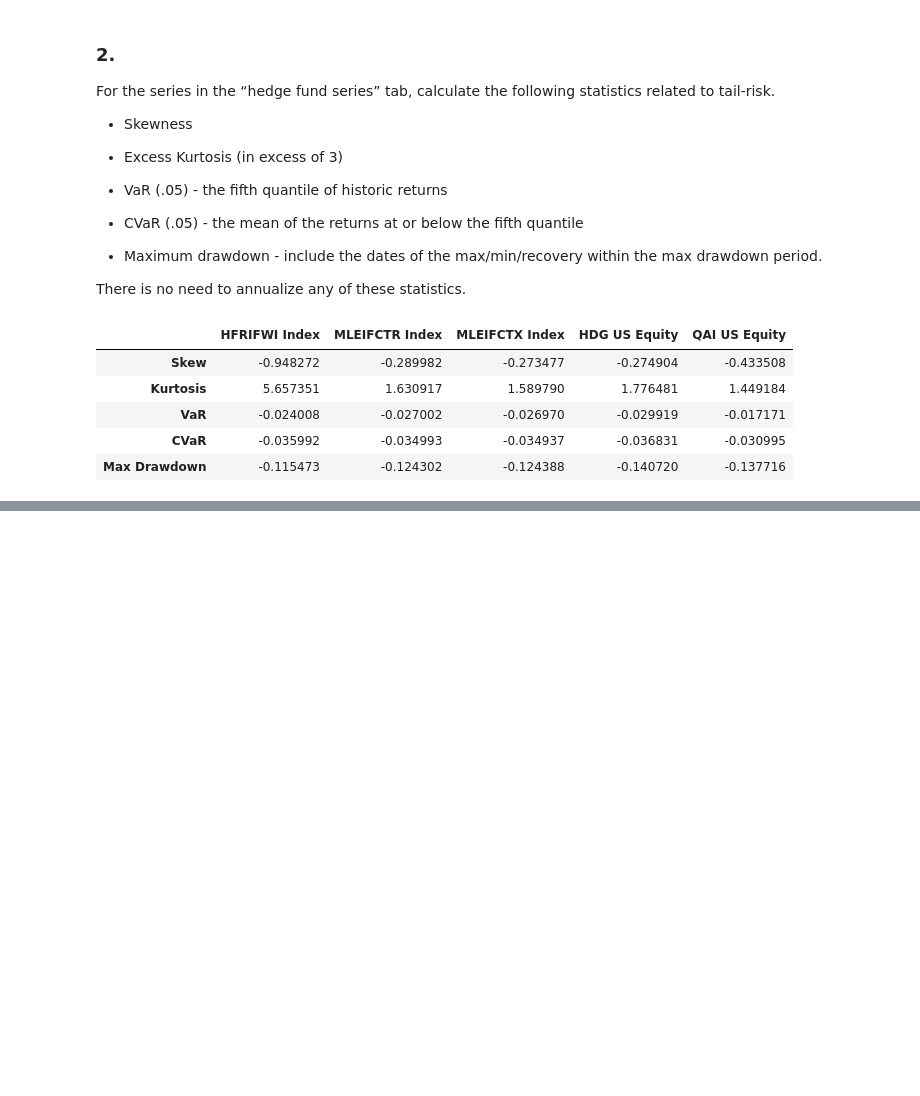
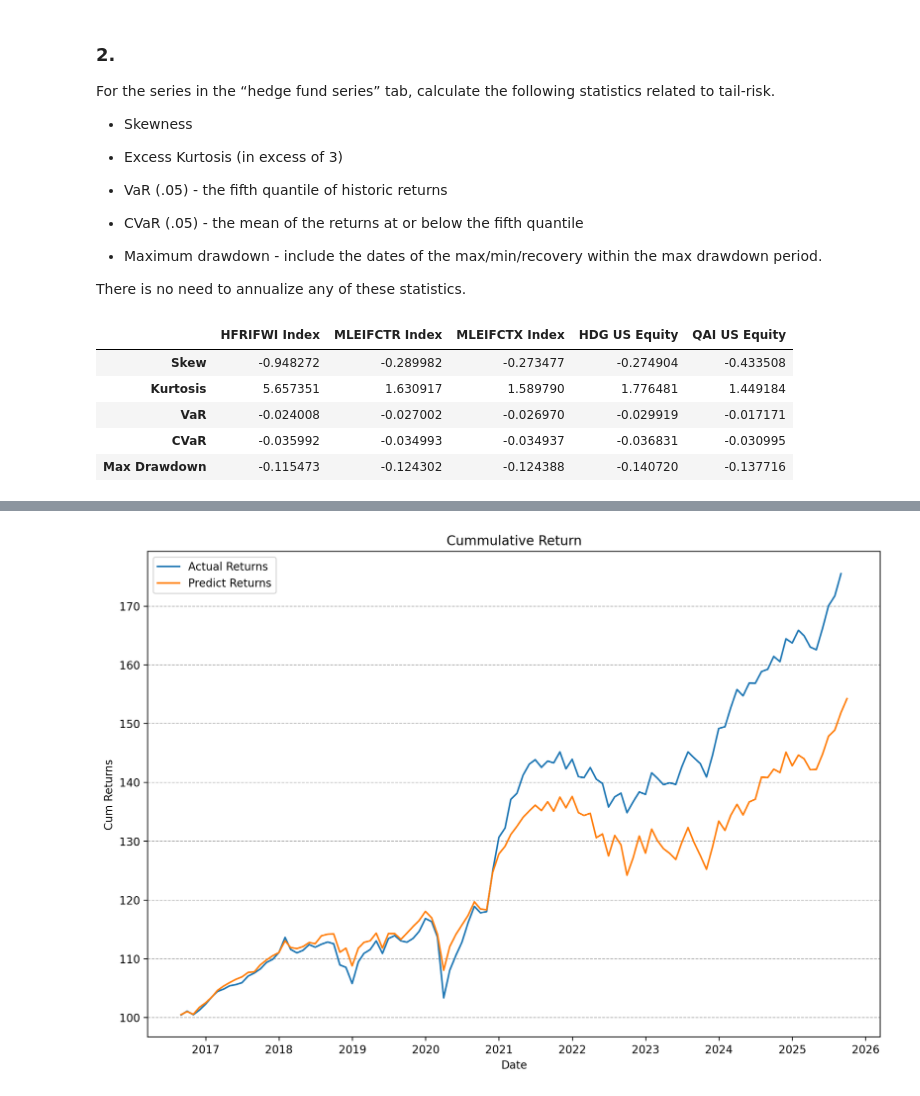
Before and after one commit to scfengv/FINM36700-Portfolio-and-Risk-Management, a Jupyter notebook: assignment/assignment2/HW2.ipynb, the cells around one changed output, grey strips where cells are left out. Saved outputs shown, nothing was run; the diff lists cells and outputs as text; code cells hidden in the pictures; blank space fills up the shorter version.

```diff
--- a/assignment/assignment2/HW2.ipynb
+++ b/assignment/assignment2/HW2.ipynb
@@ -160,0 +318,15 @@ Discuss the previous statistics, and what they tell us about…
+# %%
+actualCumReturns = 100 * (1 + result4["Actual Value"]).cumprod()
+predictCumReturns = 100 * (1 + result4["Predict Value"]).cumprod()
+
+plt.figure(figsize = (12, 8))
+plt.plot(actualCumReturns, label = "Actual Returns")
+plt.plot(predictCumReturns, label = "Predict Returns")
+plt.title("Cummulative Return")
+plt.xlabel("Date")
+plt.ylabel("Cum Returns")
+plt.grid(linestyle = '--', linewidth = 0.7, axis = 'y')
+plt.legend()
+plt.show()
+# %% [output]
+[figure, added]
```
Also changed, not shown: parts of 16 cells of this notebook.
